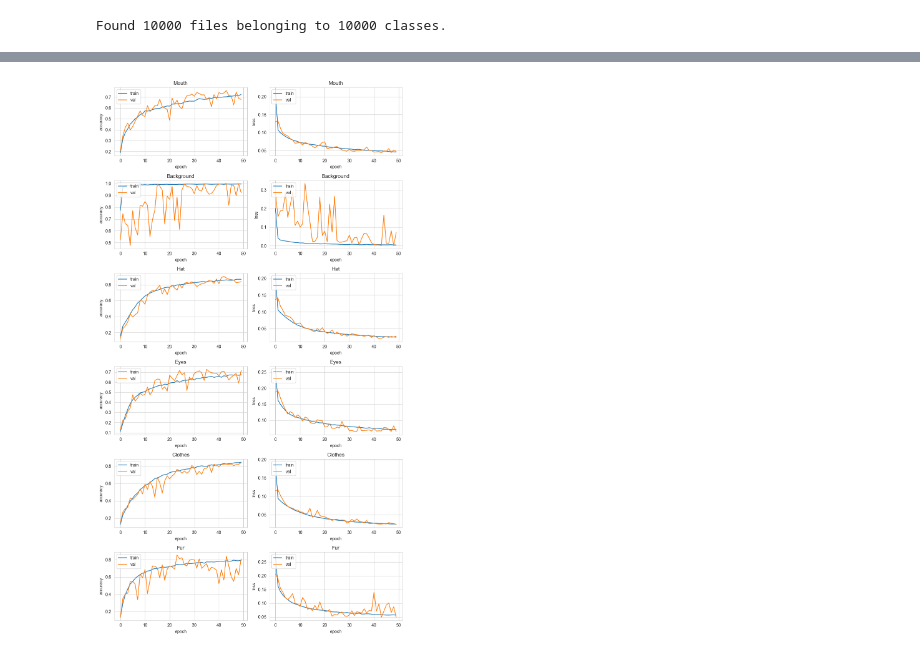
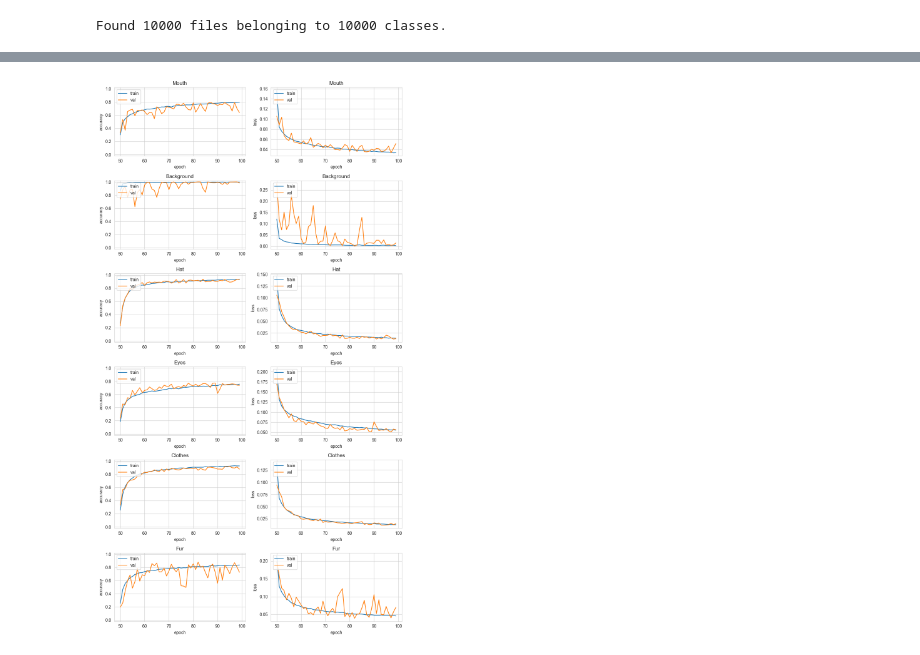
Before and after one commit to dbugajny/GeneratingBoredApeYachtClub, a Jupyter notebook: notebooks/image_classification.ipynb, the cells around one changed output, grey strips where cells are left out. Drawn from its saved outputs; the diff is of its cells as text; code cells hidden in the pictures.

```diff
--- a/notebooks/image_classification.ipynb
+++ b/notebooks/image_classification.ipynb
@@ -103,29 +87,30 @@ Epoch 20/20
 # %%
-history_classifier_training = pd.read_csv(HISTORY_CLASSIFIER_FILEPATH)
+history_classifier_training = pd.read_csv(HISTORY_CLASSIFIER_FILEPATH).iloc[-50:]
 
 plt.figure(figsize=(10, len(FEATURE_NAMES) * 3))
 
 for i, feature_name in enumerate(FEATURE_NAMES):
     plt.subplot(len(FEATURE_NAMES), 2, i * 2 + 1)
     plt.plot(history_classifier_training[f"{feature_name}_accuracy"])
     plt.plot(history_classifier_training[f"val_{feature_name}_accuracy"])
     plt.title(feature_name)
+    plt.ylim([-0.02, 1.02])
     plt.ylabel("accuracy")
     plt.xlabel("epoch")
     plt.legend(["train", "val"], loc="upper left")
 
     plt.subplot(len(FEATURE_NAMES), 2, i * 2 + 2)
     plt.plot(history_classifier_training[f"{feature_name}_loss"])
     plt.plot(history_classifier_training[f"val_{feature_name}_loss"])
     plt.title(feature_name)
     plt.ylabel("loss")
     plt.xlabel("epoch")
     plt.legend(["train", "val"], loc="upper left")
 
 plt.tight_layout()
 plt.show()
 # %% [output]
-[figure, old version]
+[figure, new version]
 # %%
 abc = classifier_model.predict(validation_dataset)
 # %% [output]
```
Also changed, not shown: parts of 5 cells of this notebook, 1 other file.
